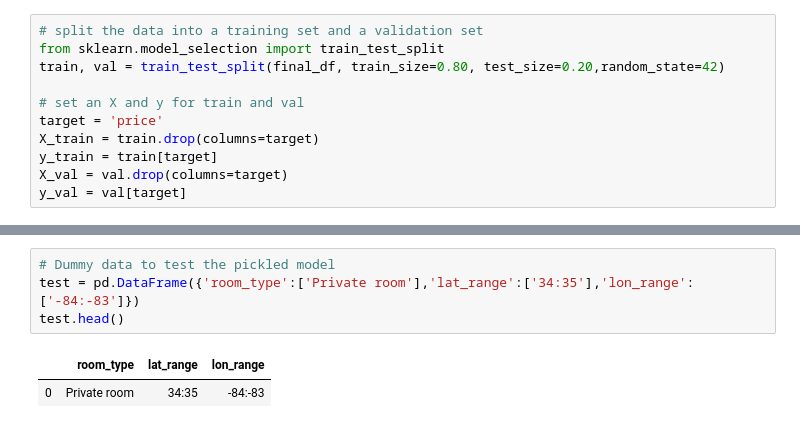
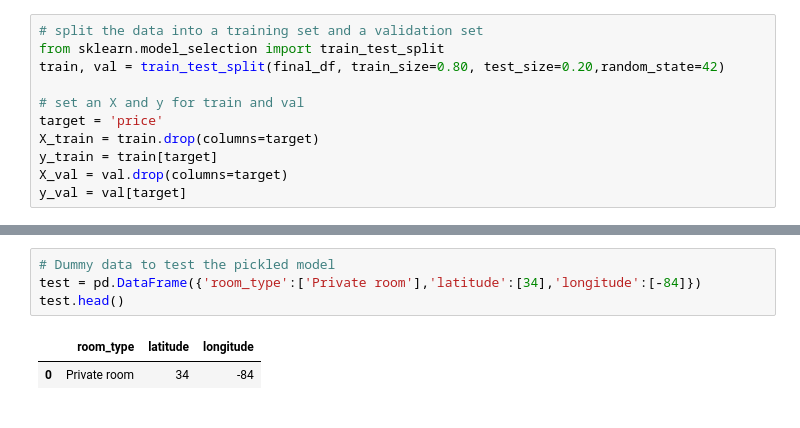
Before and after one commit to BloomTech-Labs/LabsPT13-Resfeber-A-DS, a Jupyter notebook: notebooks/airB&B.ipynb, the cells around one changed output, grey strips where cells are left out. Cells and saved outputs as stored; diff of their text form.

Commit message:
Remade the model to use whole numbers of lat lon instead of the range

```diff
--- a/notebooks/airB&B.ipynb
+++ b/notebooks/airB&B.ipynb
@@ -473,10 +476,10 @@ Shared room        4
 # %%
 # Dummy data to test the pickled model
-test = pd.DataFrame({'room_type':['Private room'],'lat_range':['34:35'],'lon_range':['-84:-83']})
+test = pd.DataFrame({'room_type':['Private room'],'latitude':[34],'longitude':[-84]})
 test.head()
 # %% [output]
-|  | room_type | lat_range | lon_range |
-| 0 | Private room | 34:35 | -84:-83 |
+|  | room_type | latitude | longitude |
+| 0 | Private room | 34 | -84 |
 # %%
 # import the pickled model & tested
 import_pickle = 'airBnB_model.pkl'
```
Also changed, not shown: parts of 22 cells of this notebook, 1 other file.
